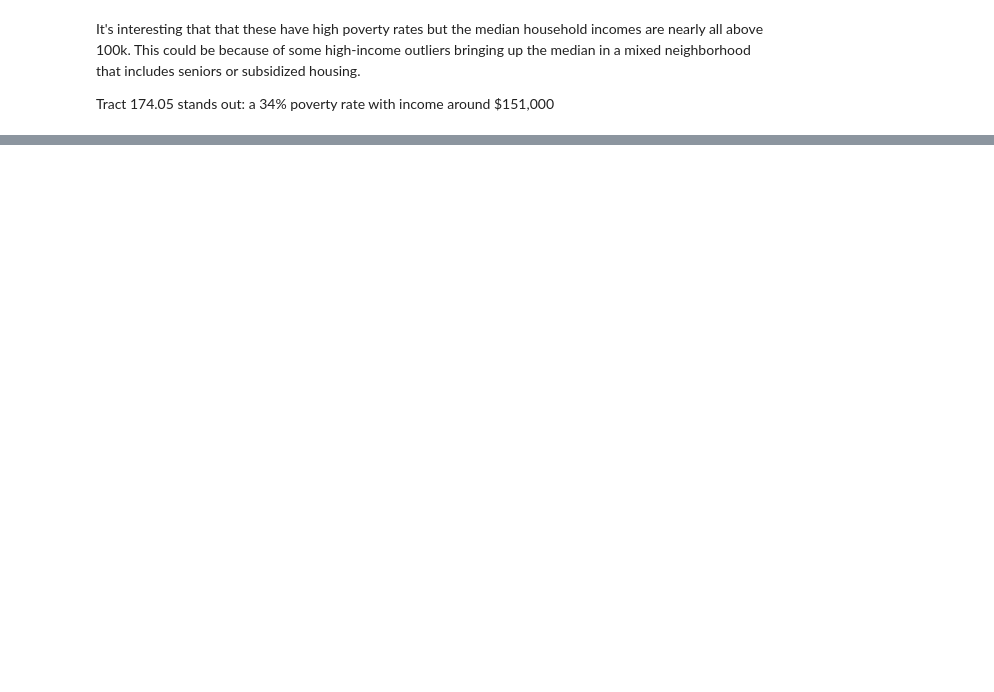
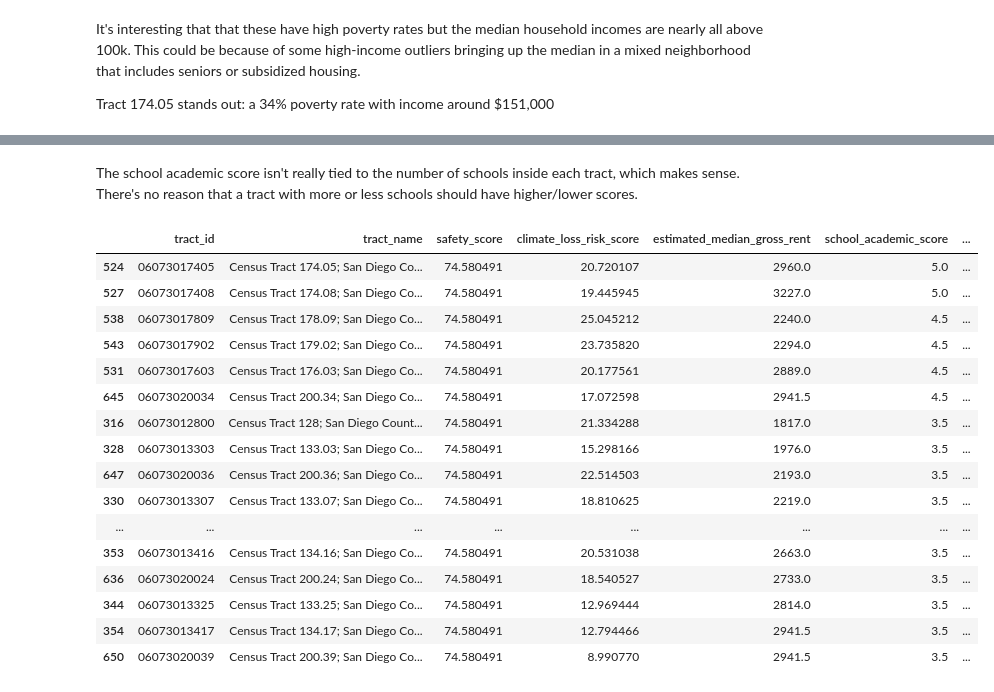
Before and after one commit to coco-martinez/san-diego-neighborhood-opportunity, a Jupyter notebook: notebooks/08_eda.ipynb, the cells around one changed output, grey strips where cells are left out. Drawn from its saved outputs; the diff is of its cells as text; code cells hidden in the pictures; blank space fills up the shorter version.

```diff
--- a/notebooks/08_eda.ipynb
+++ b/notebooks/08_eda.ipynb
@@ -927,0 +925,53 @@ school_outlier_context.T
+# %% [markdown]
+The school academic score isn't really tied to the number of schools inside each tract, which makes sense. There's no reason that a tract with more or less schools should have higher/lower scores.
+# %%
+# finding tracts with stronger safety and lower climate risk
+
+safety_cutoff = df['safety_score'].quantile(0.75)
+climate_cutoff = df['climate_loss_risk_score'].quantile(0.25)
+
+strong_tracts = df.loc[
+    (df['safety_score'] >= safety_cutoff)
+    & (df['climate_loss_risk_score'] <= climate_cutoff)
+    & (df['low_population_flag'] == 0)
+    & (df['exclude_from_scoring_flag'] == 0),
+    [
+        'tract_id',
+        'tract_name',
+        'safety_score',
+        'climate_loss_risk_score',
+        'estimated_median_gross_rent',
+        'school_academic_score',
+        'school_count',
+        'district_name'
+    ]
+].sort_values(
+    [
+        'school_academic_score',
+        'estimated_median_gross_rent'
+    ],
+    ascending=[
+        False,
+        True
+    ]
+)
+
+strong_tracts.head(20)
+# %% [output]
+|  | tract_id | tract_name | safety_score | climate_loss_risk_score | estimated_median_gross_rent | school_academic_score | ... |
+| 524 | 06073017405 | Census Tract 174.05; San Diego Co... | 74.580491 | 20.720107 | 2960.0 | 5.0 | ... |
+| 527 | 06073017408 | Census Tract 174.08; San Diego Co... | 74.580491 | 19.445945 | 3227.0 | 5.0 | ... |
+| 538 | 06073017809 | Census Tract 178.09; San Diego Co... | 74.580491 | 25.045212 | 2240.0 | 4.5 | ... |
+| 543 | 06073017902 | Census Tract 179.02; San Diego Co... | 74.580491 | 23.735820 | 2294.0 | 4.5 | ... |
+| 531 | 06073017603 | Census Tract 176.03; San Diego Co... | 74.580491 | 20.177561 | 2889.0 | 4.5 | ... |
+| 645 | 06073020034 | Census Tract 200.34; San Diego Co... | 74.580491 | 17.072598 | 2941.5 | 4.5 | ... |
+| 316 | 06073012800 | Census Tract 128; San Diego Count... | 74.580491 | 21.334288 | 1817.0 | 3.5 | ... |
+| 328 | 06073013303 | Census Tract 133.03; San Diego Co... | 74.580491 | 15.298166 | 1976.0 | 3.5 | ... |
+| 647 | 06073020036 | Census Tract 200.36; San Diego Co... | 74.580491 | 22.514503 | 2193.0 | 3.5 | ... |
+| 330 | 06073013307 | Census Tract 133.07; San Diego Co... | 74.580491 | 18.810625 | 2219.0 | 3.5 | ... |
+| ... | ... | ... | ... | ... | ... | ... | ... |
+| 353 | 06073013416 | Census Tract 134.16; San Diego Co... | 74.580491 | 20.531038 | 2663.0 | 3.5 | ... |
+| 636 | 06073020024 | Census Tract 200.24; San Diego Co... | 74.580491 | 18.540527 | 2733.0 | 3.5 | ... |
+| 344 | 06073013325 | Census Tract 133.25; San Diego Co... | 74.580491 | 12.969444 | 2814.0 | 3.5 | ... |
+| 354 | 06073013417 | Census Tract 134.17; San Diego Co... | 74.580491 | 12.794466 | 2941.5 | 3.5 | ... |
+| 650 | 06073020039 | Census Tract 200.39; San Diego Co... | 74.580491 | 8.990770 | 2941.5 | 3.5 | ... |
```
Also changed, not shown: parts of 26 cells of this notebook.
